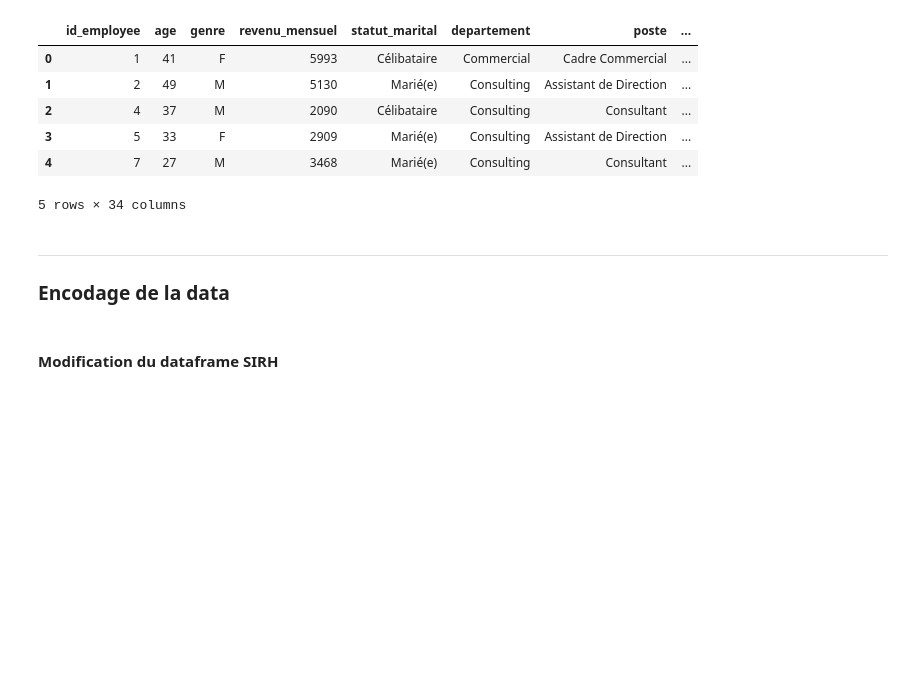
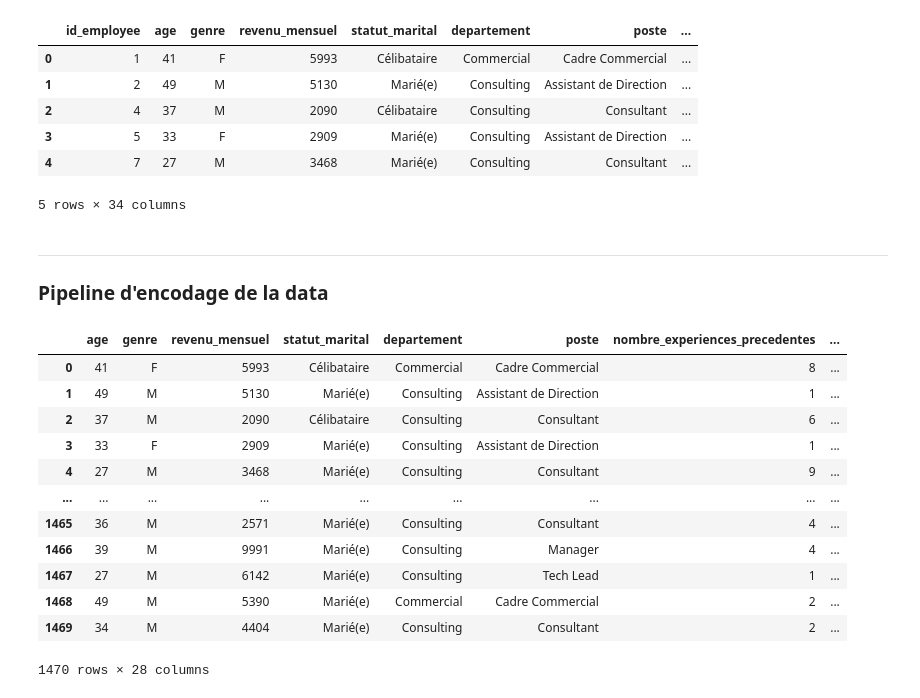
Before and after one commit to ifTrueReturnFalse/retraining-hr-ml-classification, a Jupyter notebook: src/learning.ipynb, the cells around one changed output. Drawn from its saved outputs; the diff is of its cells as text; code cells hidden in the pictures; blank space fills up the shorter version.

```diff
--- a/src/learning.ipynb
+++ b/src/learning.ipynb
@@ -124,6 +131,4 @@ df_data.head()
 5 rows × 34 columns
 # %% [markdown]
 ---
-### Encodage de la data
+### Pipeline d'encodage de la data
-# %% [markdown]
-#### Modification du dataframe SIRH
@@ -205,3 +213,20 @@ preprocessor = ColumnTransformer(
         ("scaler", StandardScaler(), numeric_columns),
     ]
 )
+# %%
+df_data[target_column] = df_data[target_column].map({'Non': 0, 'Oui': 1})
+df_data.drop(columns=useless_columns)
+# %% [output]
+|  | age | genre | revenu_mensuel | statut_marital | departement | poste | nombre_experiences_precedentes | ... |
+| 0 | 41 | F | 5993 | Célibataire | Commercial | Cadre Commercial | 8 | ... |
+| 1 | 49 | M | 5130 | Marié(e) | Consulting | Assistant de Direction | 1 | ... |
+| 2 | 37 | M | 2090 | Célibataire | Consulting | Consultant | 6 | ... |
+| 3 | 33 | F | 2909 | Marié(e) | Consulting | Assistant de Direction | 1 | ... |
+| 4 | 27 | M | 3468 | Marié(e) | Consulting | Consultant | 9 | ... |
+| ... | ... | ... | ... | ... | ... | ... | ... | ... |
+| 1465 | 36 | M | 2571 | Marié(e) | Consulting | Consultant | 4 | ... |
+| 1466 | 39 | M | 9991 | Marié(e) | Consulting | Manager | 4 | ... |
+| 1467 | 27 | M | 6142 | Marié(e) | Consulting | Tech Lead | 1 | ... |
+| 1468 | 49 | M | 5390 | Marié(e) | Commercial | Cadre Commercial | 2 | ... |
+| 1469 | 34 | M | 4404 | Marié(e) | Consulting | Consultant | 2 | ... |
+1470 rows × 28 columns
```
Also changed, not shown: parts of 16 cells of this notebook, 1 other file.
